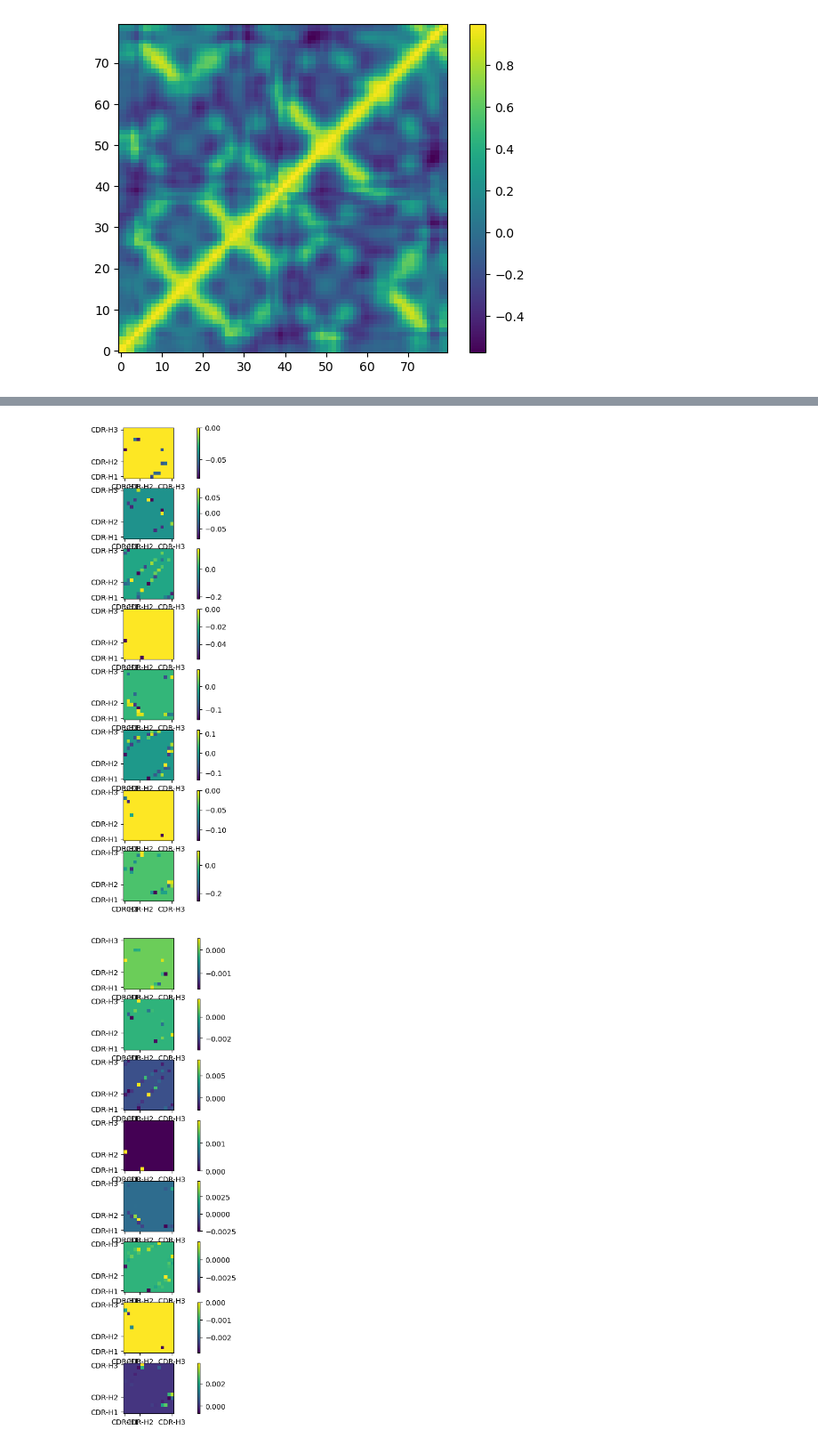
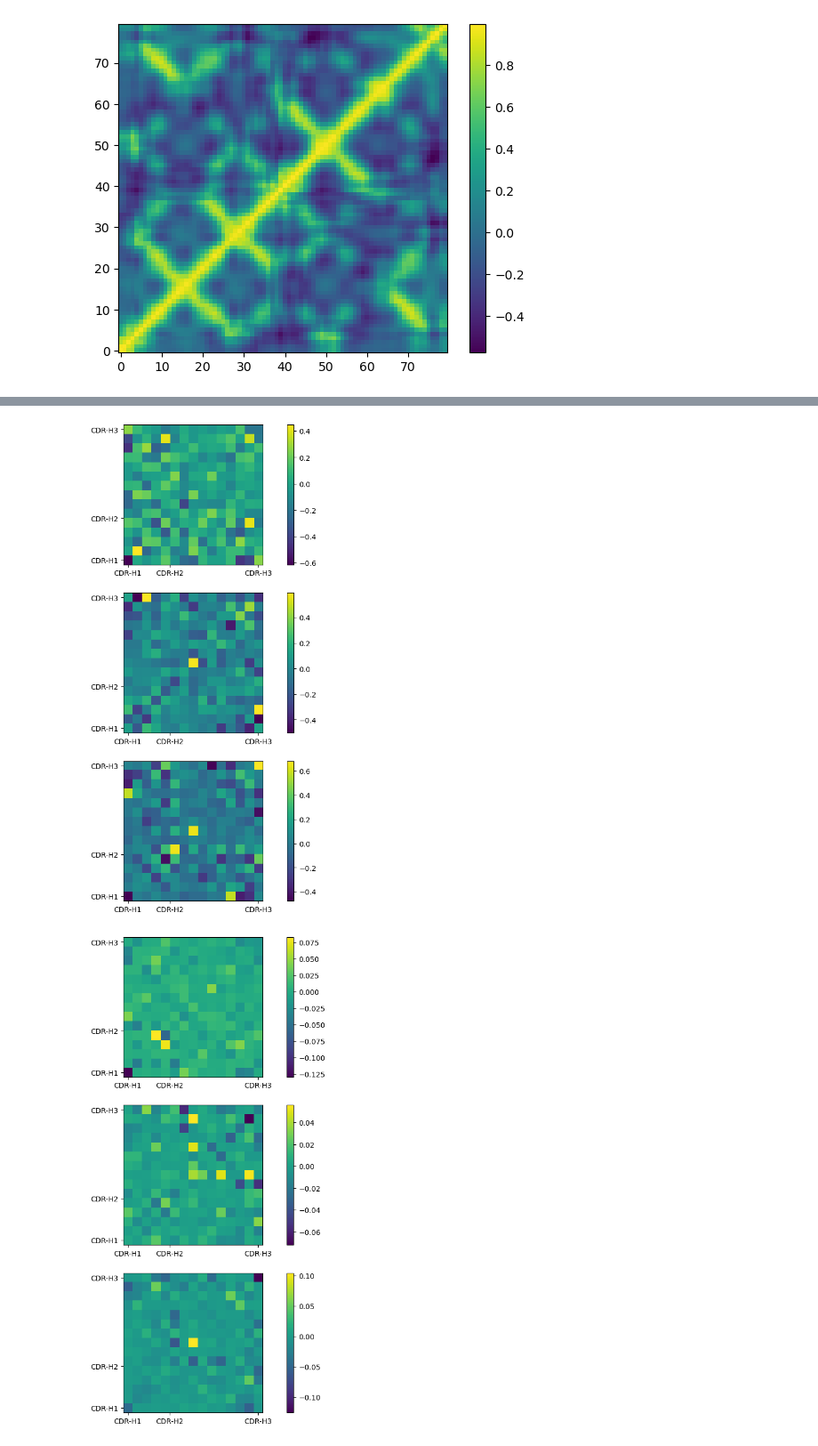
Before and after one commit to kevinmicha/ANTIPASTI, a Jupyter notebook: NMA CNN.ipynb, the cells around one changed output, grey strips where cells are left out. Shown at 89% size. Drawn from its saved outputs; the diff is of its cells as text; code cells hidden in the pictures.

```diff
--- a/NMA CNN.ipynb
+++ b/NMA CNN.ipynb
@@ -143,10 +143,16 @@ file_paths = sorted(glob.glob(os.path.join(data_path, '*.npy')))
 for f in file_paths:
     pdb_id = f[-8:-4]
     if pdb_id in selected_entries:
-        idx = selected_entries.index(pdb_id)
+        idx = entries.index(pdb_id)
+        idx_new = selected_entries.index(pdb_id)
         labels.append(pdb_id)
-        imgs.append(cv2.resize(np.load(f)[:heavy[idx], :heavy[idx]], dsize=(80, 80)))
+        imgs.append(cv2.resize(np.load(f)[:heavy[idx_new], :heavy[idx_new]], dsize=(80, 80)))
         kds.append(np.log10(np.float32(affinity[idx])))
+
+assert(labels==selected_entries)
+
+for pdb in selected_entries:
+    assert(np.float16(10**kds[selected_entries.index(pdb)]) == np.float16(df[df['pdb']==pdb]['affinity'])).all()
 
 # converting the list to numpy array
 #train_x = np.array(np.triu(imgs))
@@ -198,18 +204,23 @@ val_x.shape, val_y.shape
 # %% [output]
 (torch.Size([1, 1, 80, 80]), torch.Size([1, 1]))
 # %%
+n_filters = 3
+filter_size = 21
+pooling_size = 4
+fully_connected_input = n_filters * ((train_x.shape[2] - filter_size + 1) // pooling_size) ** 2
+
 class MultiLabelNN(Module):
     def __init__(self):
         super(MultiLabelNN, self).__init__()
-        self.conv1 = Conv2d(1, 8, 21)
+        self.conv1 = Conv2d(1, n_filters, filter_size)
         self.conv1.weight.data = torch.tril(self.conv1.weight.data) + torch.transpose(torch.tril(self.conv1.weight.data), 2, 3)
-        #self.conv1.weight.data = torch.transpose(self.conv1.weight.data, 2, 3)
-        self.pool = MaxPool2d(4, 4)
+        #self.conv1.weight.data.fill_(1e-5)
+        self.pool = MaxPool2d(pooling_size, pooling_size)
         self.conv2 = Conv2d(16, 32, 3)
         self.conv2.weight.data = torch.tril(self.conv2.weight.data) + torch.transpose(torch.tril(self.conv2.weight.data), 2, 3)
         #self.conv2.weight.data = torch.transpose(self.conv2.weight.data, 2, 3)
         self.relu = ReLU()
-        self.fc1 = Linear(1800, 1)
+        self.fc1 = Linear(fully_connected_input, 1)
         self.fc2 = Linear(128, 1)
         self.dropit = Dropout(p=0.05)
         #self.fc3 = Linear(128, 64)
@@ -413,10 +429,10 @@ plt.colorbar()
 # %%
 import itertools
 
-fig, axs = plt.subplots(8, 1, figsize=(12, 12))
+fig, axs = plt.subplots(n_filters, 1, figsize=(12, 12))
 conv_filters = deepcopy(model.conv1.weight.data.numpy())
 
-for i, j in itertools.product(range(8), range(1)):
+for i, j in itertools.product(range(n_filters), range(1)):
     im = axs[i].imshow(conv_filters[i+j][0], origin='lower')
     axs[i].set_xticks([0, 6.25, 20], ['CDR-H1', 'CDR-H2', 'CDR-H3'])
     axs[i].set_yticks([0, 6.25, 20], ['CDR-H1', 'CDR-H2', 'CDR-H3'])
@@ -438,29 +454,29 @@ plt.colorbar()
 # %%
-fig, axs = plt.subplots(8, 1, figsize=(12, 12))
+fig, axs = plt.subplots(n_filters, 1, figsize=(12, 12))
 
-fully_connected = deepcopy(model.fc1.weight.data.numpy().reshape(8, 225))
-fully_connected = np.where(abs(fully_connected)<0.05, 0, fully_connected)
+fully_connected = deepcopy(model.fc1.weight.data.numpy().reshape(n_filters, 225))
+#fully_connected = np.where(abs(fully_connected)<0.05, 0, fully_connected)
 
-for i, j in itertools.product(range(8), range(1)):
+for i, j in itertools.product(range(n_filters), range(1)):
     im = axs[i].imshow(fully_connected[i].reshape(15, 15), origin='lower')
     axs[i].set_xticks([0, 4.5, 14], ['CDR-H1', 'CDR-H2', 'CDR-H3'])
     axs[i].set_yticks([0, 4.5, 14], ['CDR-H1', 'CDR-H2', 'CDR-H3'])
     plt.colorbar(im, ax=axs[i])
 # %% [output]
-[figure, old version]
+[figure, new version]
 # %%
-fig, axs = plt.subplots(8, 1, figsize=(12, 12))
+fig, axs = plt.subplots(n_filters, 1, figsize=(12, 12))
 
 img = np.zeros((15, 15))
-for i, j in itertools.product(range(8), range(1)):
+for i, j in itertools.product(range(n_filters), range(1)):
     new_img = np.multiply(cv2.resize(conv_filters[i,0,...], dsize=(15, 15), interpolation=cv2.INTER_AREA), fully_connected[i].reshape(15, 15))
     im = axs[i].imshow(new_img, origin='lower')
     axs[i].set_xticks([0, 4.5, 14], ['CDR-H1', 'CDR-H2', 'CDR-H3'])
     axs[i].set_yticks([0, 4.5, 14], ['CDR-H1', 'CDR-H2', 'CDR-H3'])
     plt.colorbar(im, ax=axs[i])
     img += new_img
 # %% [output]
-[figure, old version]
+[figure, new version]
 # %%
 #blue = "need blue in dccm"
 #yellow = "need red in dccm"
```
Also changed, not shown: parts of 16 cells of this notebook, 1 other file.
